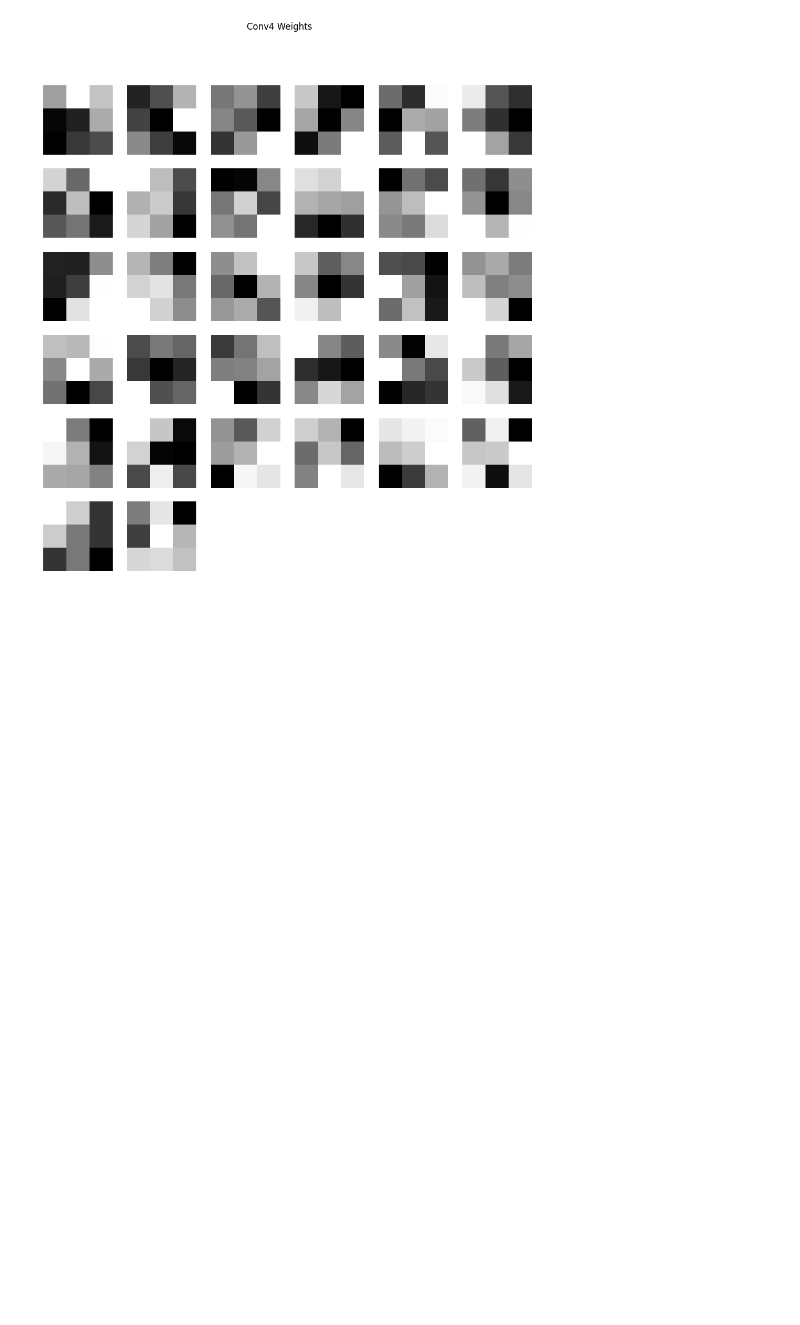
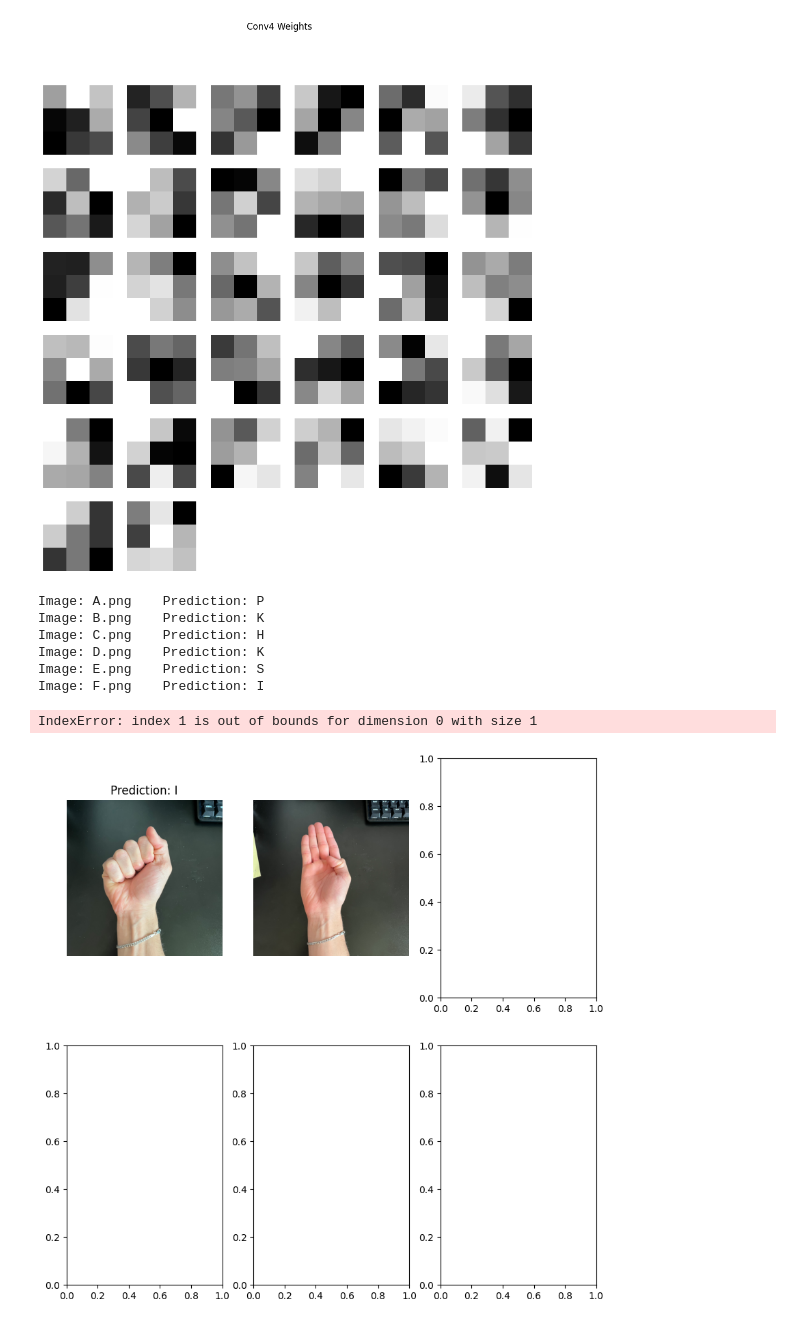
Before and after one commit to MathisAulagnier/SignLanguageLetterRecognitionAI, a Jupyter notebook: src/notebooks/proj_ia_2.ipynb, the cells around one changed output. Cells and saved outputs as stored; diff of their text form; code cells hidden in the pictures; blank space fills up the shorter version.

```diff
--- a/src/notebooks/proj_ia_2.ipynb
+++ b/src/notebooks/proj_ia_2.ipynb
@@ -351,5 +353,3 @@ ConvNet(
 # %%
 def save_model(model, filename):
     torch.save(model.state_dict(), filename)
-# %%
-fit(cnn,train_loader, test_loader, val_loader, history)
@@ -491,3 +585,45 @@ visualize_conv_weights(conv4_weights, "Conv4 Weights")
 [figure]
 [figure]
 [figure]
+# %%
+# ouvrir le model sauvegardé
+#cnn = ConvNet()
+
+#cnn.load_state_dict(torch.load('../../models/proj_ia.pth'))
+
+def load_image(filename):
+    img = Image.open(filename).convert('L')
+    img = img.resize((28, 28))
+    img = np.array(img)
+    img = img / 255
+    img = img.reshape(1, 1, 28, 28)
+    return img
+
+path = '../../MainsMathis/'
+images = ['A.png', 'B.png', 'C.png', 'D.png', 'E.png', 'F.png']
+
+for image in images:
+    img = load_image(path + image)
+    img = torch.from_numpy(img).float()
+    output = cnn(img)
+    _, predicted = torch.max(output, 1)
+    print(f'Image: {image}\tPrediction: {chr(predicted.item() + 65)}')
+
+# Afficher les images
+fig, ax = plt.subplots(2, 3, figsize=(10, 10))
+for i in range(2):
+    for j in range(3):
+        img = Image.open(path + images[i*3 + j])
+        ax[i, j].imshow(img, cmap=cm.gray)
+        ax[i, j].axis('off')
+        ax[i, j].set_title(f'Prediction: {chr(predicted[i*3 + j].item() + 65)}')
+plt.show()
+# %% [output]
+Image: A.png    Prediction: P
+Image: B.png    Prediction: K
+Image: C.png    Prediction: H
+Image: D.png    Prediction: K
+Image: E.png    Prediction: S
+Image: F.png    Prediction: I
+IndexError: index 1 is out of bounds for dimension 0 with size 1
+[figure, added]
```
Also changed, not shown: parts of 5 cells of this notebook, 12 other files.
